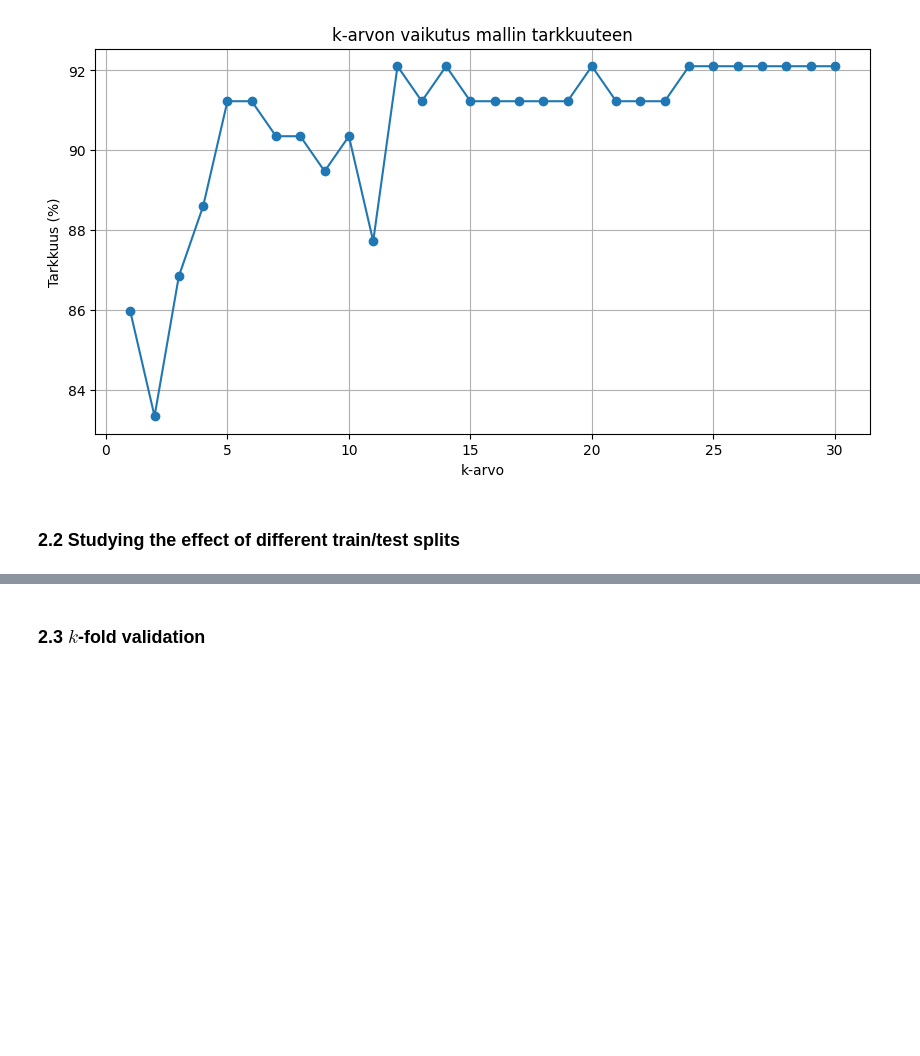
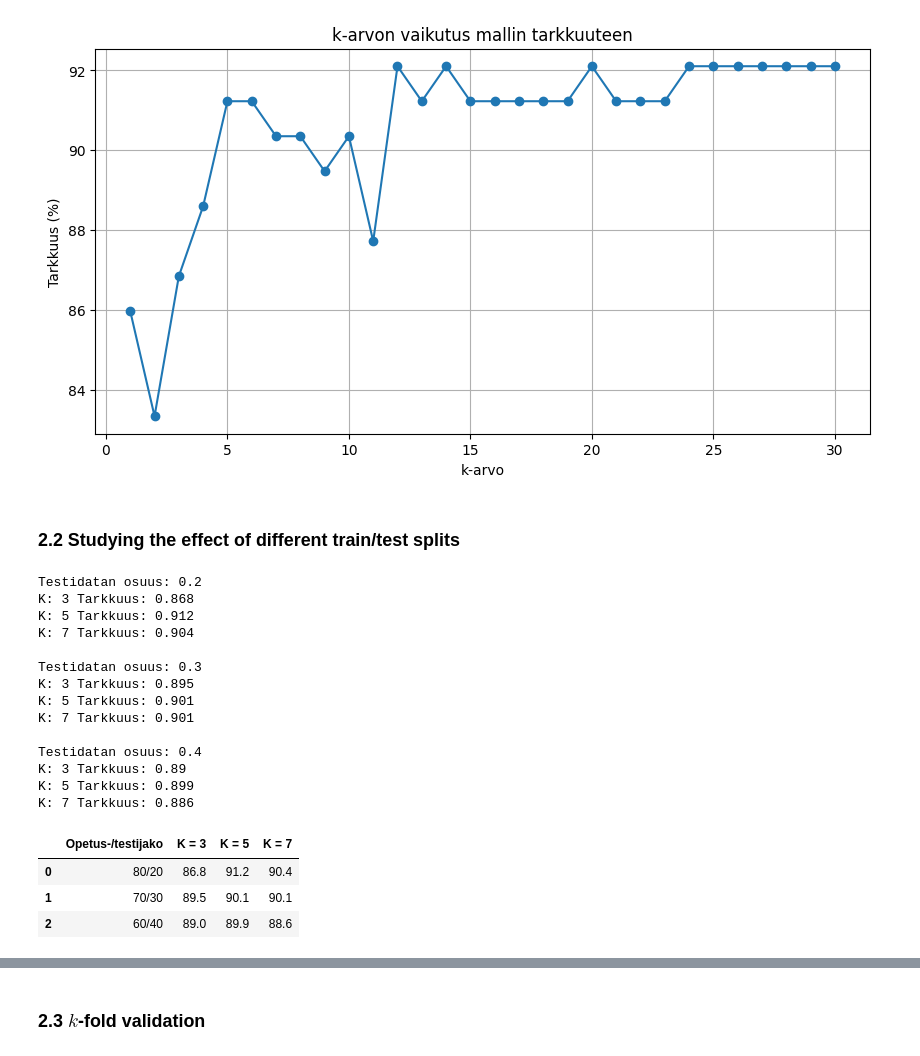
Before and after one commit to entteri/ml-cancerData, a Jupyter notebook: Assignment1_artesaaniAnalysaattorit.ipynb, the cells around one changed output, grey strips where cells are left out. Saved outputs shown, nothing was run; the diff lists cells and outputs as text; code cells hidden in the pictures; blank space fills up the shorter version.

```diff
--- a/Assignment1_artesaaniAnalysaattorit.ipynb
+++ b/Assignment1_artesaaniAnalysaattorit.ipynb
@@ -208,3 +208,50 @@ plt.show()
 [figure]
 # %% [markdown]
 ### 2.2 Studying the effect of different train/test splits
+# %%
+#Kokeilemme tässä eri opetus- ja testijakoja
+
+for test_size in [0.2, 0.3, 0.4]:
+    x_train, x_test, y_train, y_test = train_test_split(
+        x, y, test_size=test_size, random_state=0
+    )
+
+    print("Testidatan osuus:", test_size)
+
+    for K in [3, 5, 7]:
+        knn = KNeighborsClassifier(K)
+        knn.fit(x_train, y_train)
+        y_pred = knn.predict(x_test)
+
+        print("K:", K, "Tarkkuus:", round(accuracy_score(y_test, y_pred), 3))
+
+    print()
+
+#Tehtävän 2.2 tulokset vertailutaulukkona
+taulukko = pd.DataFrame({
+    "Opetus-/testijako": ["80/20", "70/30", "60/40"],
+    "K = 3": [86.8, 89.5, 89.0],
+    "K = 5": [91.2, 90.1, 89.9],
+    "K = 7": [90.4, 90.1, 88.6]
+})
+
+taulukko
+# %% [output]
+Testidatan osuus: 0.2
+K: 3 Tarkkuus: 0.868
+K: 5 Tarkkuus: 0.912
+K: 7 Tarkkuus: 0.904
+
+Testidatan osuus: 0.3
+K: 3 Tarkkuus: 0.895
+K: 5 Tarkkuus: 0.901
+K: 7 Tarkkuus: 0.901
+
+Testidatan osuus: 0.4
+K: 3 Tarkkuus: 0.89
+K: 5 Tarkkuus: 0.899
+K: 7 Tarkkuus: 0.886
+|  | Opetus-/testijako | K = 3 | K = 5 | K = 7 |
+| 0 | 80/20 | 86.8 | 91.2 | 90.4 |
+| 1 | 70/30 | 89.5 | 90.1 | 90.1 |
+| 2 | 60/40 | 89.0 | 89.9 | 88.6 |
```
Also changed, not shown: parts of 4 cells of this notebook.
